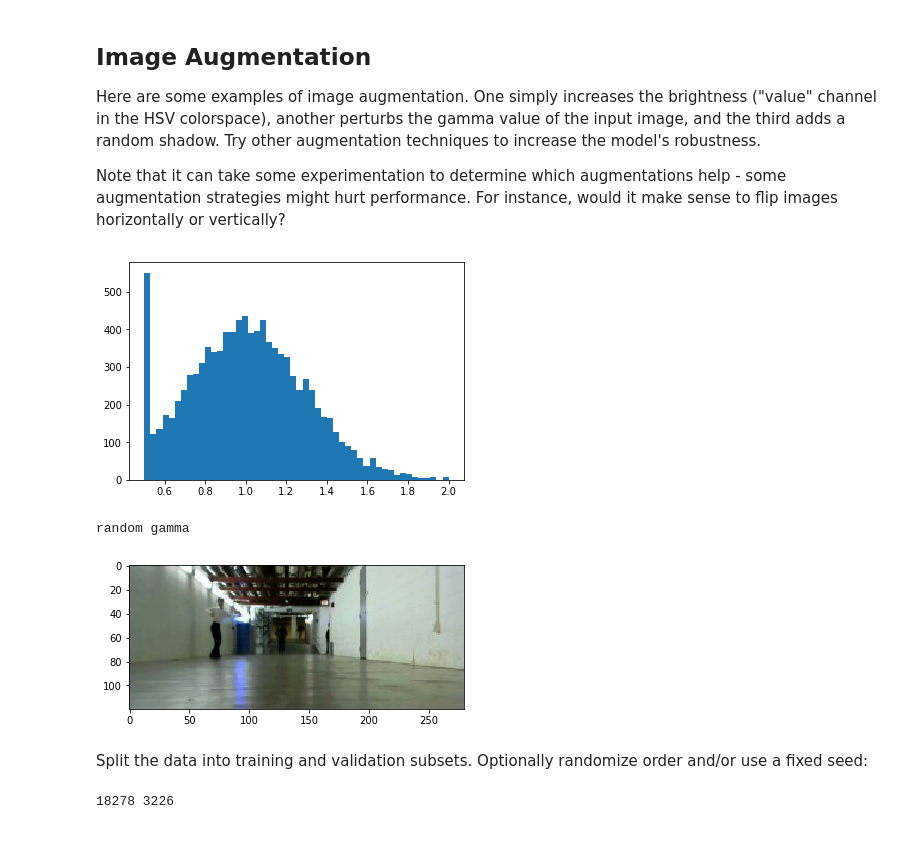
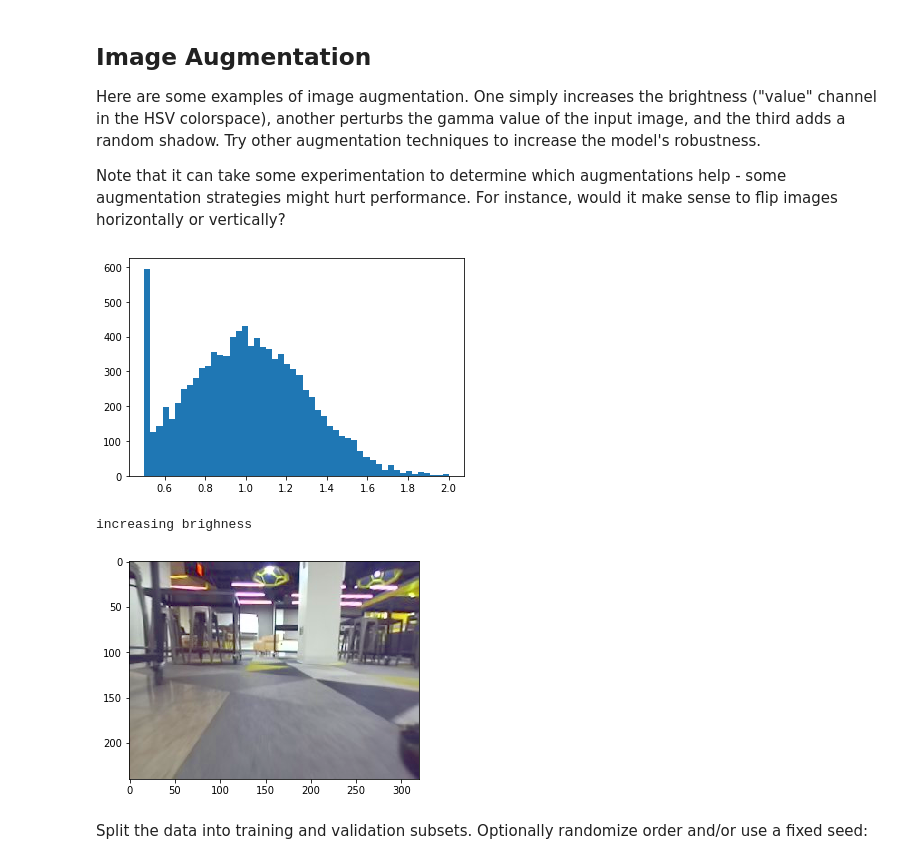
Before and after one commit to mmaz/imitation_learning_lab, a Jupyter notebook: train_RACECAR_pilotnet.ipynb, the cells around one changed output. Cells and saved outputs as stored; diff of their text form; code cells hidden in the pictures.

````diff
--- a/train_RACECAR_pilotnet.ipynb
+++ b/train_RACECAR_pilotnet.ipynb
@@ -35,10 +36,9 @@ scp -r racecar@RACECAR_IP:~/imitation_learning_lab/run_DATE ./data_and_models/co
 ```
 # %%
-# CSVs from record_RACECAR.py
+# CSV and jpgs from record_RACECAR.py
 
-driving_data = [ "../data_and_models/collects/run_04_20_06_14/run_04_20_06_14.csv"
-                # ,"../data_and_models/collects/run_04_12_18_47/run_04_12_18_47.csv"
-                # "../data_and_models/collects/run_04_05_16_16/run_04_05_16_16.csv"
+driving_data = [ "./data_and_models/data_10_22_20_05/data_10_22_20_05.csv"
+                # additional cvs can be provided here
                ]
 
 for f in driving_data:
@@ -85,7 +85,7 @@ for f in driving_data:
 
             # filter out data when the car is stopped
             #if np.isclose(speed, 0.):
-            if speed < 0.5:
+            if speed < 0.2:
                 continue
 
             speeds.append(speed)
@@ -206,7 +166,7 @@ def random_shadow(image):
     xm, ym = np.mgrid[0:IMAGE_HEIGHT, 0:IMAGE_WIDTH]
 
     # mathematically speaking, we want to set 1 below the line and zero otherwise
-    # Our coordinate is up side down.  So, the above the line:
+    # Our coordinate system is `upside down`.  So, the above the line:
     # (ym-y1)/(xm-x1) > (y2-y1)/(x2-x1)
     # as x2 == x1 causes zero-division problem, we'll write it in the below form:
     # (ym-y1)*(x2-x1) - (y2-y1)*(xm-x1) > 0
@@ -226,22 +186,22 @@ def random_shadow(image):
 rg = [make_random_gamma() for i in range(10000)]
 plt.hist(rg, bins=50);
 # %% [output]
-[figure, old version]
+[figure, new version]
 # %%
 # visualize the effects of augmentation
-q = np.copy(c)
+q = np.copy(rgb)
 qbgr = cv.cvtColor(q, cv.COLOR_RGB2BGR)
 if np.random.random() < 0.5:
     print("increasing brighness")
     qbgr = increase_brightness(qbgr)
 else:
     print("random gamma")
     qbgr = perturb_gamma(qbgr)
 q = cv.cvtColor(qbgr, cv.COLOR_BGR2RGB)
 plt.imshow(q);
 # %% [output]
-random gamma
+increasing brighness
-[figure, old version]
+[figure, new version]
 # %% [markdown]
 Split the data into training and validation subsets. Optionally randomize order and/or use a fixed seed:
 # %%
@@ -257,8 +217,6 @@ X_train, X_valid, y_train, y_valid = train_test_split(
 #,random_state=SEED)
 
 print(len(X_train), len(X_valid))
-# %% [output]
-18278 3226
 # %%
 def build_model(dropout_rate=0.5):
     model = Sequential()
````
Also changed, not shown: parts of 15 cells of this notebook.
